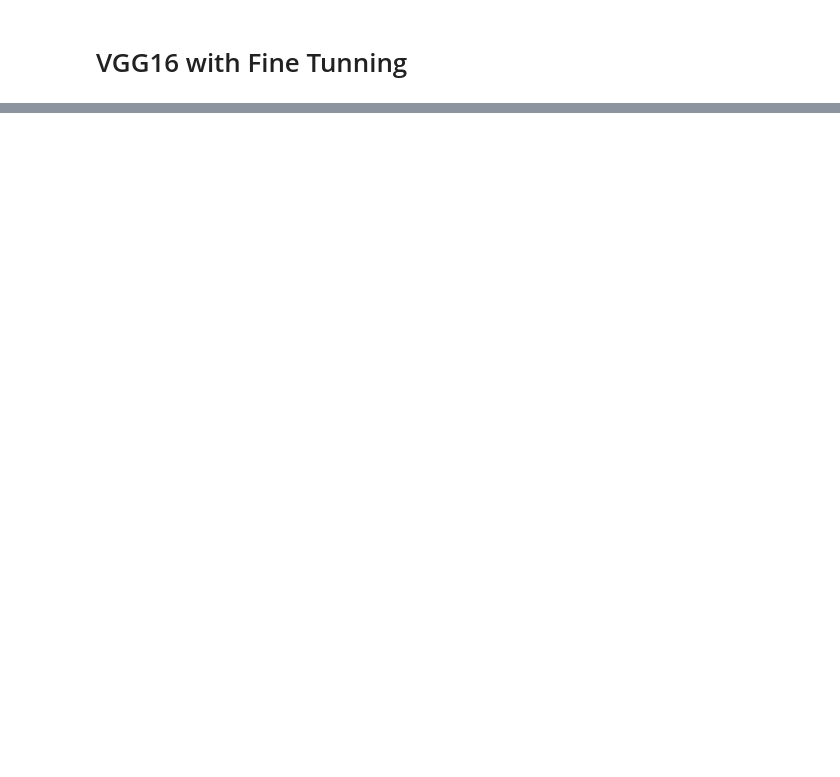
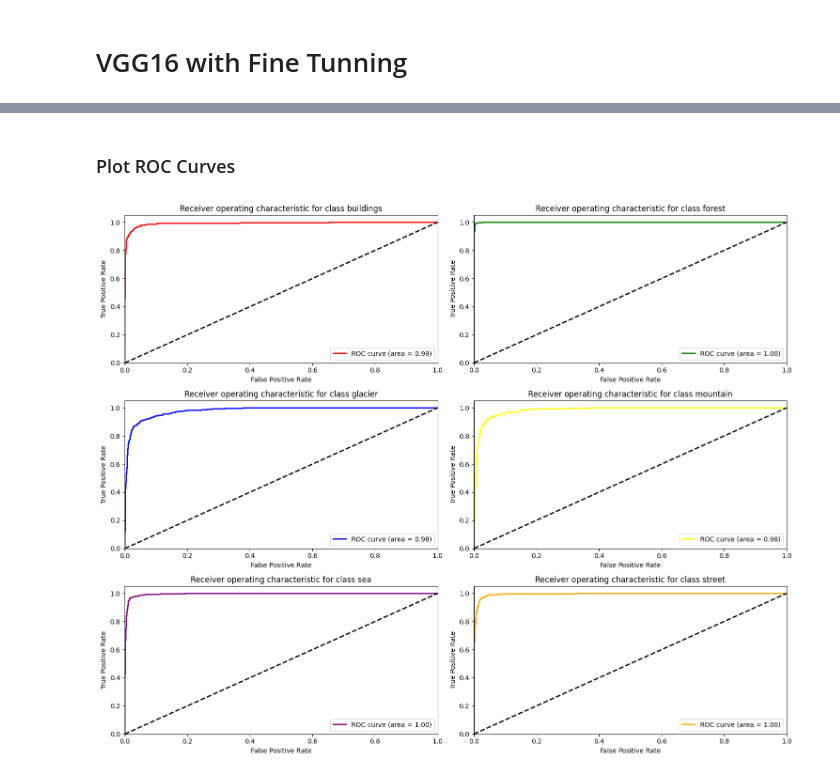
Before and after one commit to dianarrmiranda/TAA_2Project, a Jupyter notebook: vgg16.ipynb, the cells around one changed output, grey strips where cells are left out. Drawn from its saved outputs; the diff is of its cells as text; code cells hidden in the pictures; blank space fills up the shorter version.

```diff
--- a/vgg16.ipynb
+++ b/vgg16.ipynb
@@ -418,0 +461,47 @@ W0000 00:00:1718388446.580599     112 graph_launch.cc:671] Fallback to op-by-op
+# %% [markdown]
+### Plot ROC Curves
+# %%
+from sklearn.preprocessing import label_binarize
+from sklearn.metrics import roc_curve, auc
+
+unique_classes = [0, 1, 2, 3, 4, 5]
+
+y_train_bin = label_binarize(y_train, classes=unique_classes)
+y_test_bin = label_binarize(y_test, classes=unique_classes)
+
+fpr = dict()
+tpr = dict()
+roc_auc = dict()
+
+num_classes = len(unique_classes)
+
+# Criação de figuras e subplots
+fig, axs = plt.subplots(3, 2, figsize=(15, 12))  # 3 linhas, 2 colunas
+
+# Cores para as classes
+colors = ['red', 'green', 'blue', 'yellow', 'purple', 'orange']
+
+# Iteração sobre todas as classes
+for i, ax in enumerate(axs.flat):
+    # Seleciona a classe atual
+    class_index = i % num_classes
+
+    # Calcula FPR, TPR e AUC para a classe atual
+    fpr[class_index], tpr[class_index], _ = roc_curve(y_test_bin[:, class_index], predictions[:, class_index])
+    roc_auc[class_index] = auc(fpr[class_index], tpr[class_index])
+
+    # Plota a curva ROC
+    ax.plot(fpr[class_index], tpr[class_index], color=colors[class_index % len(colors)], lw=2,
+            label=f'ROC curve (area = {roc_auc[class_index]:.2f})')
+    ax.plot([0, 1], [0, 1], 'k--', lw=2)
+    ax.set_xlim([0.0, 1.0])
+    ax.set_ylim([0.0, 1.05])
+    ax.set_xlabel('False Positive Rate')
+    ax.set_ylabel('True Positive Rate')
+    ax.set_title('Receiver operating characteristic for class {}'.format(labels.get(class_index)))
+    ax.legend(loc="lower right")
+
+plt.tight_layout()
+plt.show()
+# %% [output]
+[figure, added]
```
Also changed, not shown: parts of 14 cells of this notebook.
